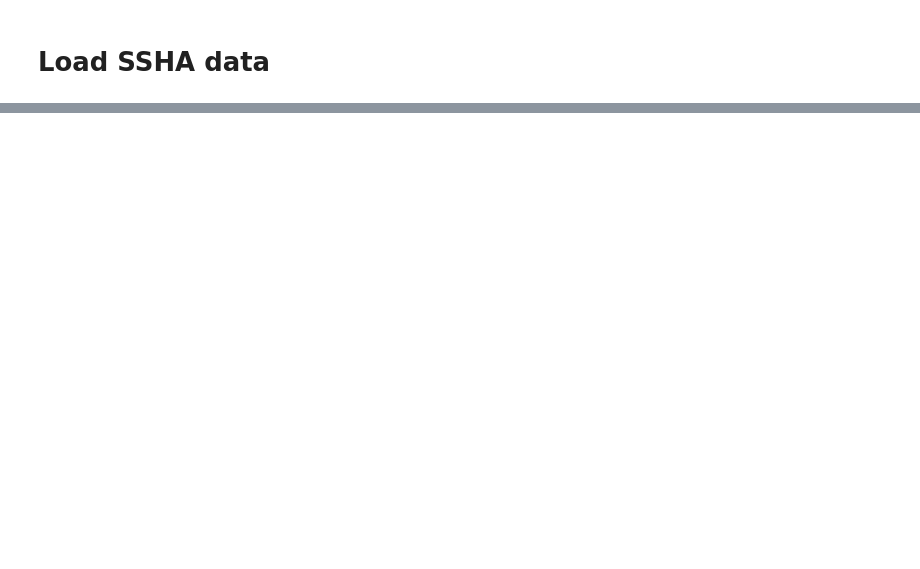
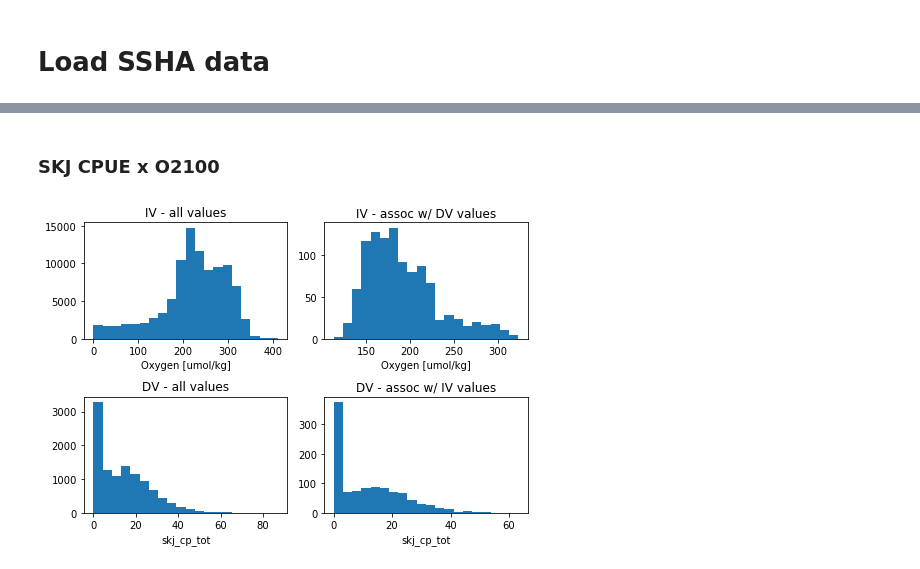
Before and after one commit to shirleyswirley/skipjack-bigeye-separation, a Jupyter notebook: python/wcpfc_question34.ipynb, the cells around one changed output, grey strips where cells are left out. Cells and saved outputs as stored; diff of their text form; code cells hidden in the pictures; blank space fills up the shorter version.

```diff
--- a/python/wcpfc_question34.ipynb
+++ b/python/wcpfc_question34.ipynb
@@ -202,0 +191,11 @@ sstnow.plot.hist(ax=axes[1],bins=20);
+# %% [markdown]
+### SKJ CPUE x O2100
+# %%
+ivfull = o2100; dvfull = skj_cp_tot
+ivname = 'o2100'; dvname = 'skj_cp_tot'
+nruns = 399; nbins = 25
+iv_o2100skjcp, binedges_o2100skjcp, bincenters_o2100skjcp, ivcounts_o2100skjcp, \
+    dvcounts_o2100skjcp, dvquot_o2100skjcp, qlimsreplaceT_o2100skjcp, qlimsreplaceF_o2100skjcp \
+    = qafull(ivfull,dvfull,ivname,dvname,nbins,nruns)
+# %% [output]
+[figure, added]
```
Also changed, not shown: parts of 68 cells of this notebook.
